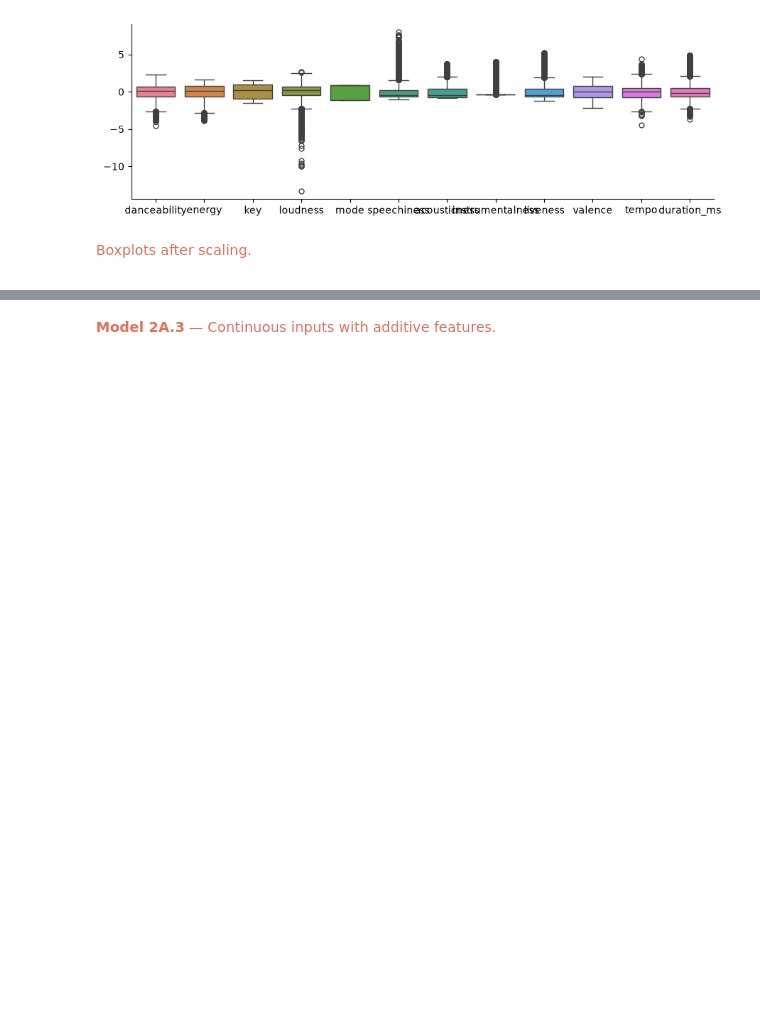
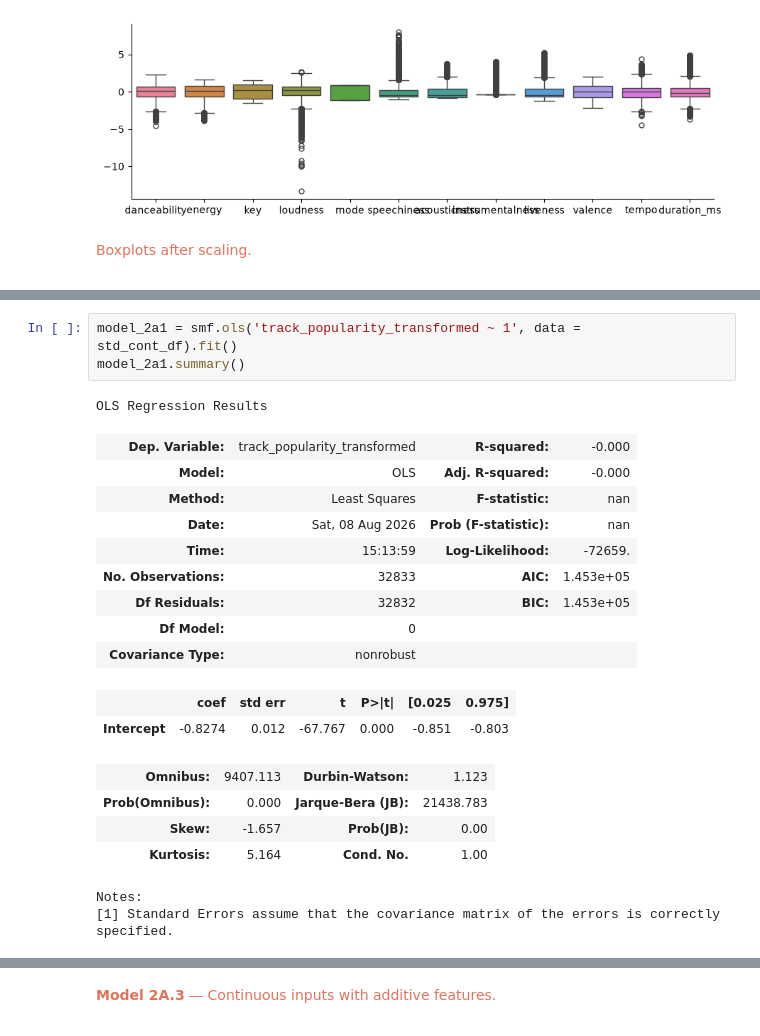
Before and after one commit to awomann/nba-prediction, a Jupyter notebook: Desktop/Coding/Pitt MDS/CMPINF2100/Final/Mann_Ashley_Final_Project_main.ipynb, the cells around one changed output, grey strips where cells are left out. Drawn from its saved outputs; the diff is of its cells as text; blank space fills up the shorter version.

```diff
--- a/Desktop/Coding/Pitt MDS/CMPINF2100/Final/Mann_Ashley_Final_Project_main.ipynb
+++ b/Desktop/Coding/Pitt MDS/CMPINF2100/Final/Mann_Ashley_Final_Project_main.ipynb
@@ -493,2 +433,24 @@ Dataframe with the standardized continuous variables and the outcome variable.
 
 </span>
+# %%
+model_2a1 = smf.ols('track_popularity_transformed ~ 1', data = std_cont_df).fit()
+model_2a1.summary()
+# %% [output]
+OLS Regression Results
+| Dep. Variable: | track_popularity_transformed | R-squared: | -0.000 |
+| Model: | OLS | Adj. R-squared: | -0.000 |
+| Method: | Least Squares | F-statistic: | nan |
+| Date: | Sat, 08 Aug 2026 | Prob (F-statistic): | nan |
+| Time: | 15:13:59 | Log-Likelihood: | -72659. |
+| No. Observations: | 32833 | AIC: | 1.453e+05 |
+| Df Residuals: | 32832 | BIC: | 1.453e+05 |
+| Df Model: | 0 |  |  |
+| Covariance Type: | nonrobust |  |  |
+|  | coef | std err | t | P>|t| | [0.025 | 0.975] |
+| Intercept | -0.8274 | 0.012 | -67.767 | 0.000 | -0.851 | -0.803 |
+| Omnibus: | 9407.113 | Durbin-Watson: | 1.123 |
+| Prob(Omnibus): | 0.000 | Jarque-Bera (JB): | 21438.783 |
+| Skew: | -1.657 | Prob(JB): | 0.00 |
+| Kurtosis: | 5.164 | Cond. No. | 1.00 |
+Notes:
+[1] Standard Errors assume that the covariance matrix of the errors is correctly specified.
```
Also changed, not shown: parts of 24 cells of this notebook, 1 other file.
